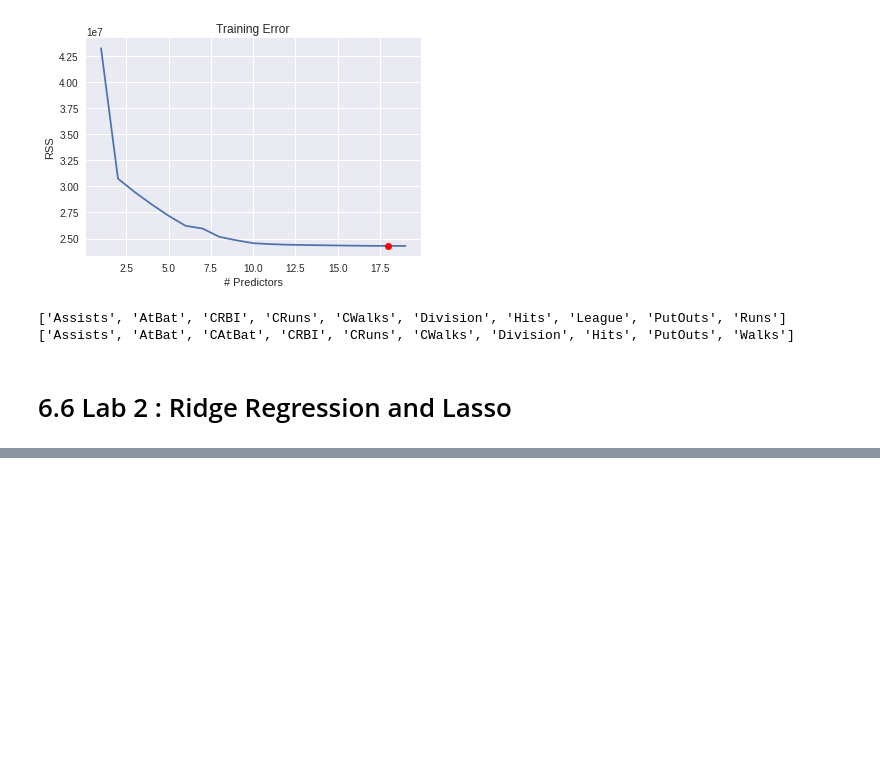
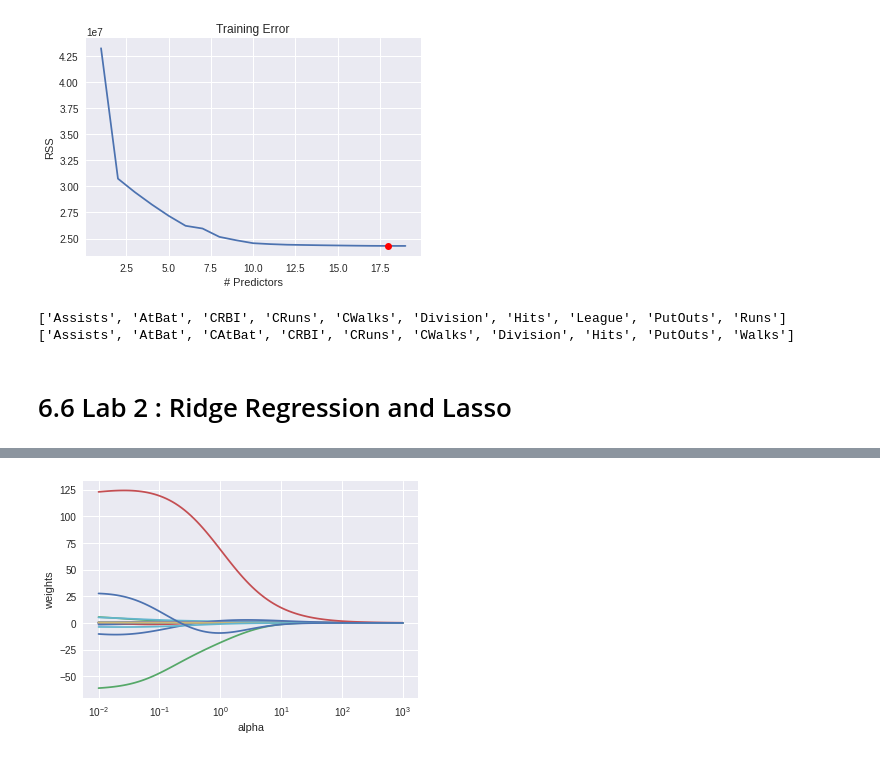
Before and after one commit to mjalalimanesh/Statistical-Learning-ISLR-Python, a Jupyter notebook: lab6.ipynb, the cells around one changed output, grey strips where cells are left out. Drawn from its saved outputs; the diff is of its cells as text; code cells hidden in the pictures; blank space fills up the shorter version.

```diff
--- a/lab6.ipynb
+++ b/lab6.ipynb
@@ -299,0 +302,13 @@ print(sorted(models_full.loc[10, 'model'].model.exog_names))
+# %%
+from sklearn.linear_model import Ridge, RidgeCV, Lasso, LassoCV
+from sklearn.preprocessing import scale
+
+grid = 10 ** np.linspace(3,-2,100)
+
+ridge_model = Ridge(normalize=True)
+coefs = []
+
+for a in grid:
+    ridge_model.set_params(alpha=a)
+    ridge_model.fit(X, y)
+    coefs.append(ridge_model.coef_)
@@ -299,0 +331,10 @@ print(sorted(models_full.loc[10, 'model'].model.exog_names))
+# %%
+ax = plt.gca()
+ax.plot(grid, coefs)
+ax.set_xscale('log')
+
+plt.axis('tight')
+plt.xlabel('alpha')
+plt.ylabel('weights');
+# %% [output]
+[figure, added]
```
Also changed, not shown: parts of 16 cells of this notebook.
